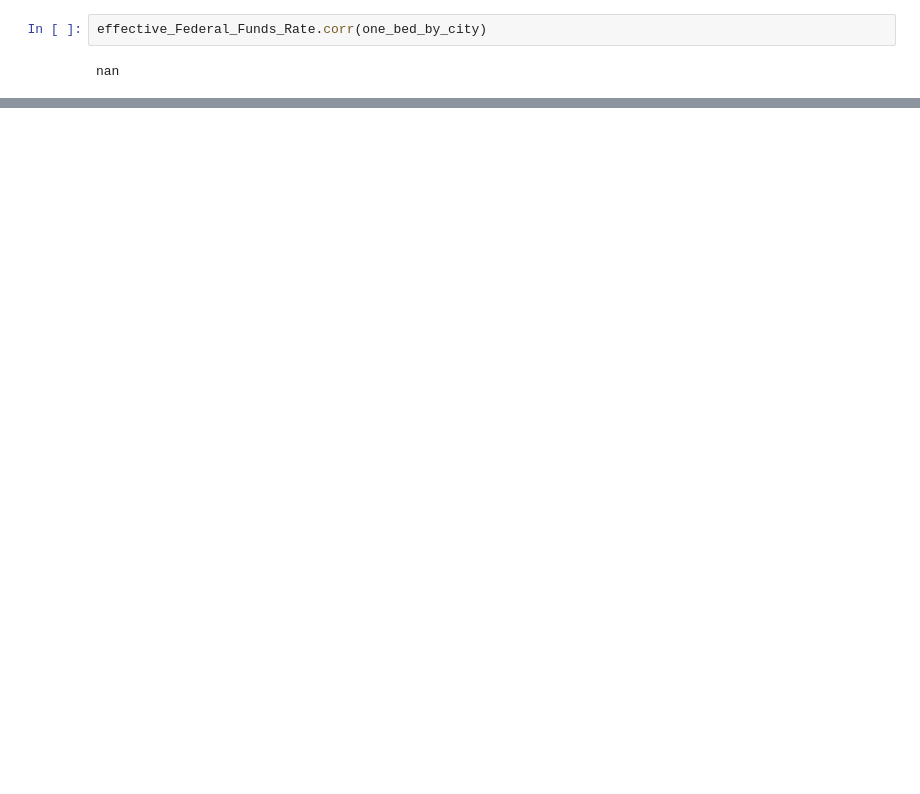
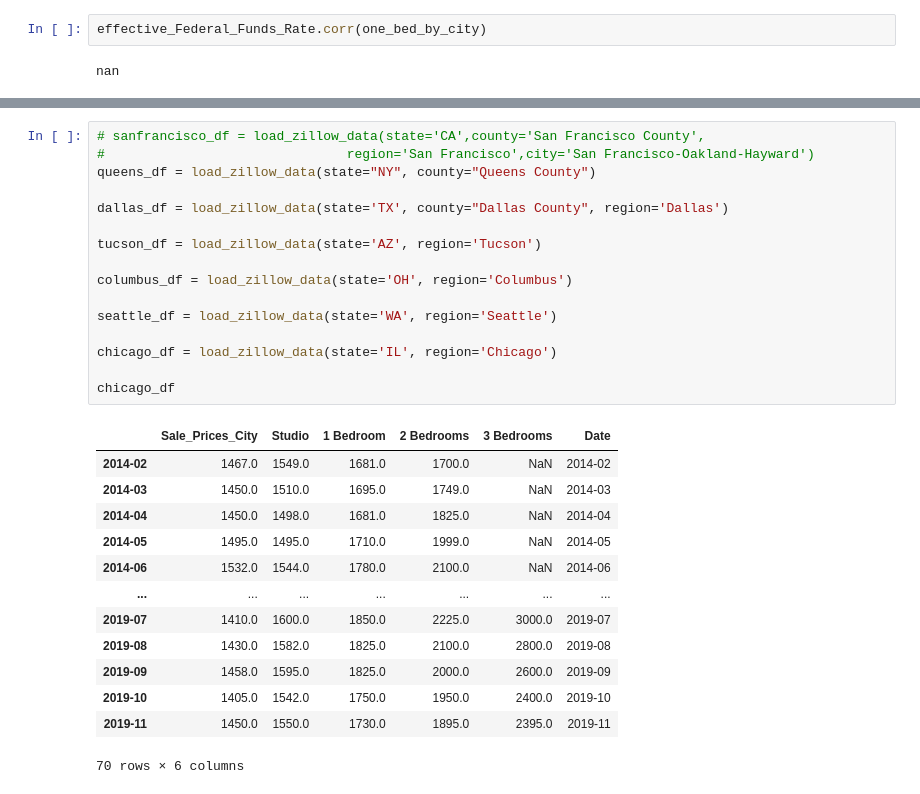
Before and after one commit to edtsoi430/05839-final-project, a Jupyter notebook: eda.ipynb, the cells around one changed output, grey strips where cells are left out. Cells and saved outputs as stored; diff of their text form; blank space fills up the shorter version.

```diff
--- a/eda.ipynb
+++ b/eda.ipynb
@@ -438,0 +464,30 @@ nan
+# %%
+# sanfrancisco_df = load_zillow_data(state='CA',county='San Francisco County',
+#                               region='San Francisco',city='San Francisco-Oakland-Hayward')
+queens_df = load_zillow_data(state="NY", county="Queens County")
+
+dallas_df = load_zillow_data(state='TX', county="Dallas County", region='Dallas')
+
+tucson_df = load_zillow_data(state='AZ', region='Tucson')
+
+columbus_df = load_zillow_data(state='OH', region='Columbus')
+
+seattle_df = load_zillow_data(state='WA', region='Seattle')
+
+chicago_df = load_zillow_data(state='IL', region='Chicago')
+
+chicago_df
+# %% [output]
+|  | Sale_Prices_City | Studio | 1 Bedroom | 2 Bedrooms | 3 Bedrooms | Date |
+| 2014-02 | 1467.0 | 1549.0 | 1681.0 | 1700.0 | NaN | 2014-02 |
+| 2014-03 | 1450.0 | 1510.0 | 1695.0 | 1749.0 | NaN | 2014-03 |
+| 2014-04 | 1450.0 | 1498.0 | 1681.0 | 1825.0 | NaN | 2014-04 |
+| 2014-05 | 1495.0 | 1495.0 | 1710.0 | 1999.0 | NaN | 2014-05 |
+| 2014-06 | 1532.0 | 1544.0 | 1780.0 | 2100.0 | NaN | 2014-06 |
+| ... | ... | ... | ... | ... | ... | ... |
+| 2019-07 | 1410.0 | 1600.0 | 1850.0 | 2225.0 | 3000.0 | 2019-07 |
+| 2019-08 | 1430.0 | 1582.0 | 1825.0 | 2100.0 | 2800.0 | 2019-08 |
+| 2019-09 | 1458.0 | 1595.0 | 1825.0 | 2000.0 | 2600.0 | 2019-09 |
+| 2019-10 | 1405.0 | 1542.0 | 1750.0 | 1950.0 | 2400.0 | 2019-10 |
+| 2019-11 | 1450.0 | 1550.0 | 1730.0 | 1895.0 | 2395.0 | 2019-11 |
+70 rows × 6 columns
```
Also changed, not shown: parts of 15 cells of this notebook, 4 other files.
